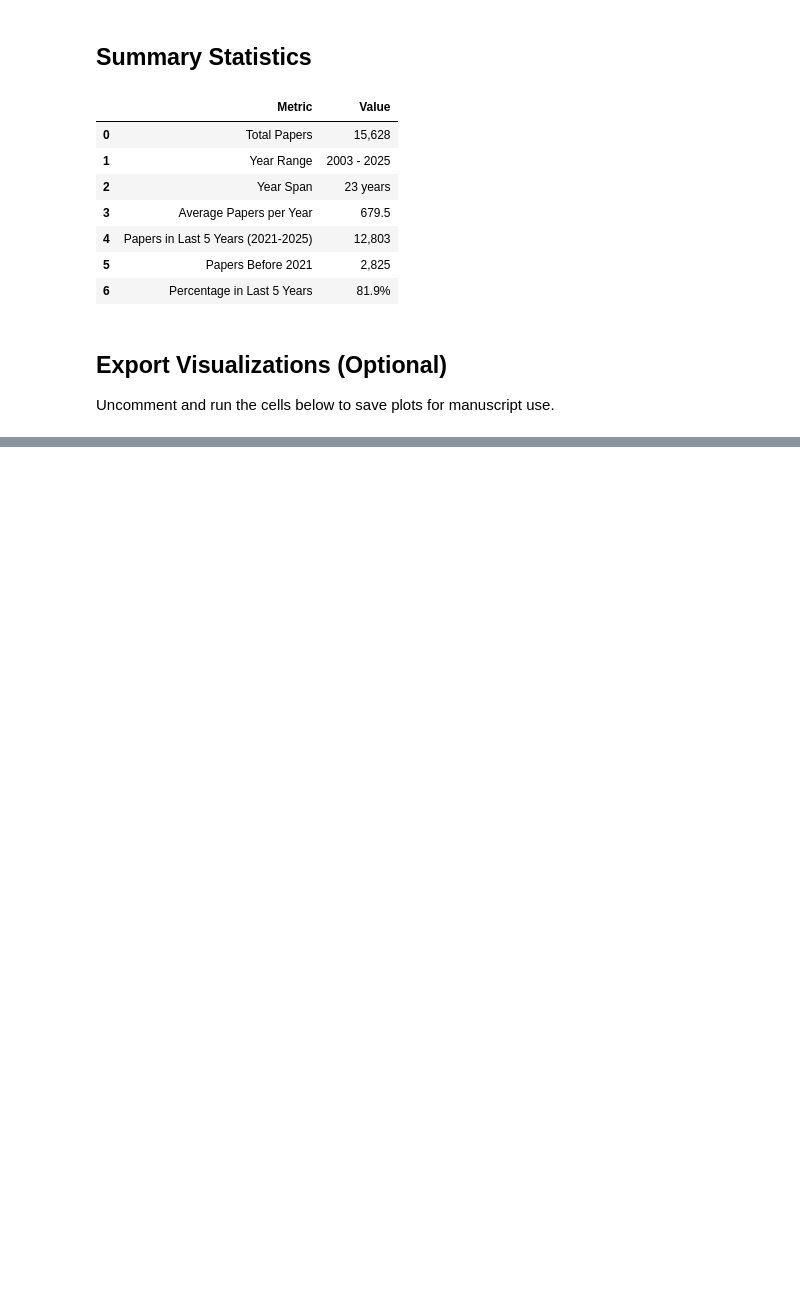
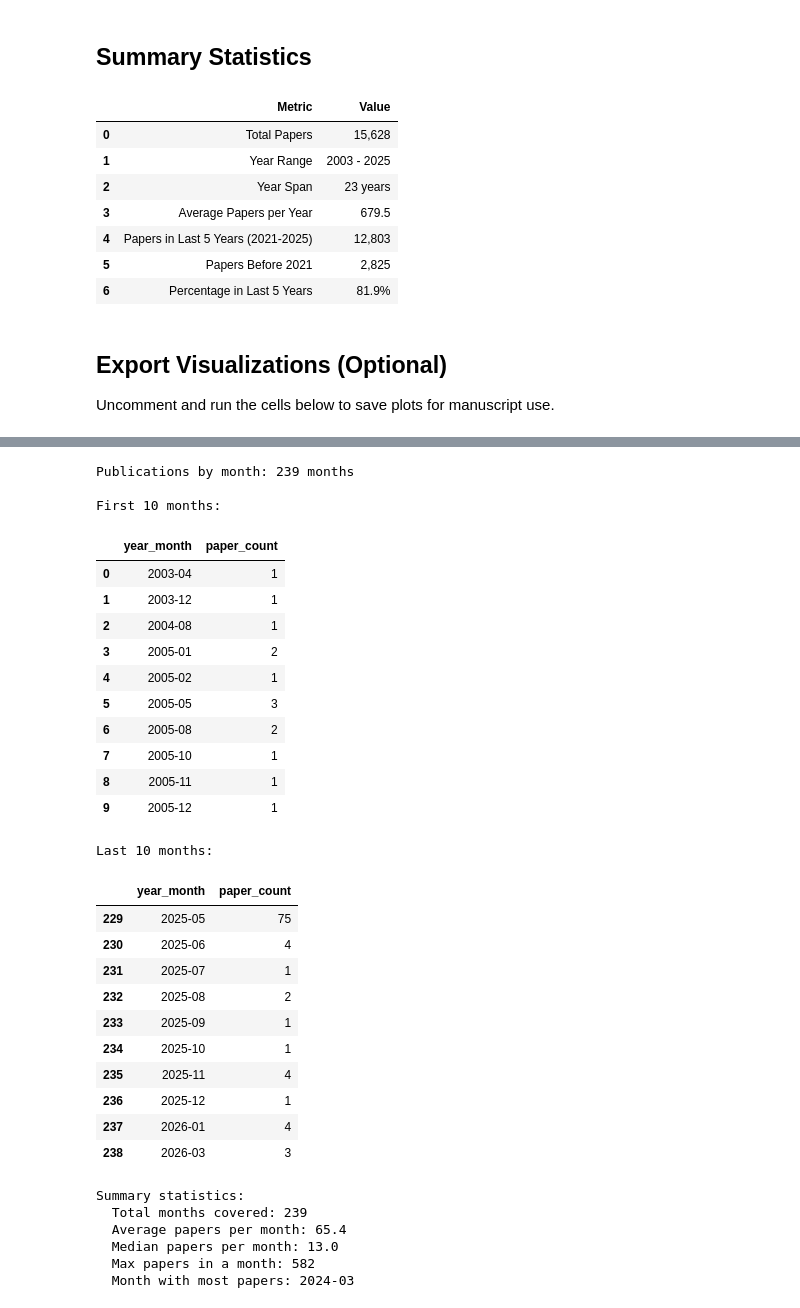
Before and after one commit to MRCIEU/mr-kg, a Jupyter notebook: processing/notebooks/1-mr-literature.ipynb, the cells around one changed output, grey strips where cells are left out. Cells and saved outputs as stored; diff of their text form; code cells hidden in the pictures; blank space fills up the shorter version.

```diff
--- a/processing/notebooks/1-mr-literature.ipynb
+++ b/processing/notebooks/1-mr-literature.ipynb
@@ -318,0 +372,61 @@ line_chart.save(
+# %%
+# ---- Count publications by year-month ----
+# Extract year-month from dates
+dates_with_ym = pd.DataFrame(
+    {"pub_date": dates_series, "year_month": dates_series.strftime("%Y-%m")}
+)
+
+# Count papers by year-month
+pub_by_month = (
+    dates_with_ym["year_month"].value_counts().sort_index().reset_index()
+)
+pub_by_month.columns = ["year_month", "paper_count"]
+
+print(f"Publications by month: {len(pub_by_month)} months")
+print("\nFirst 10 months:")
+display(pub_by_month.head(10))
+
+print("\nLast 10 months:")
+display(pub_by_month.tail(10))
+
+print("\nSummary statistics:")
+print(f"  Total months covered: {len(pub_by_month)}")
+print(f"  Average papers per month: {pub_by_month['paper_count'].mean():.1f}")
+print(f"  Median papers per month: {pub_by_month['paper_count'].median():.1f}")
+print(f"  Max papers in a month: {pub_by_month['paper_count'].max()}")
+print(
+    f"  Month with most papers: {pub_by_month.loc[pub_by_month['paper_count'].idxmax(), 'year_month']}"
+)
+# %% [output]
+Publications by month: 239 months
+
+First 10 months:
+|  | year_month | paper_count |
+| 0 | 2003-04 | 1 |
+| 1 | 2003-12 | 1 |
+| 2 | 2004-08 | 1 |
+| 3 | 2005-01 | 2 |
+| 4 | 2005-02 | 1 |
+| 5 | 2005-05 | 3 |
+| 6 | 2005-08 | 2 |
+| 7 | 2005-10 | 1 |
+| 8 | 2005-11 | 1 |
+| 9 | 2005-12 | 1 |
+Last 10 months:
+|  | year_month | paper_count |
+| 229 | 2025-05 | 75 |
+| 230 | 2025-06 | 4 |
+| 231 | 2025-07 | 1 |
+| 232 | 2025-08 | 2 |
+| 233 | 2025-09 | 1 |
+| 234 | 2025-10 | 1 |
+| 235 | 2025-11 | 4 |
+| 236 | 2025-12 | 1 |
+| 237 | 2026-01 | 4 |
+| 238 | 2026-03 | 3 |
+Summary statistics:
+  Total months covered: 239
+  Average papers per month: 65.4
+  Median papers per month: 13.0
+  Max papers in a month: 582
+  Month with most papers: 2024-03
```
Also changed, not shown: parts of 5 cells of this notebook.
